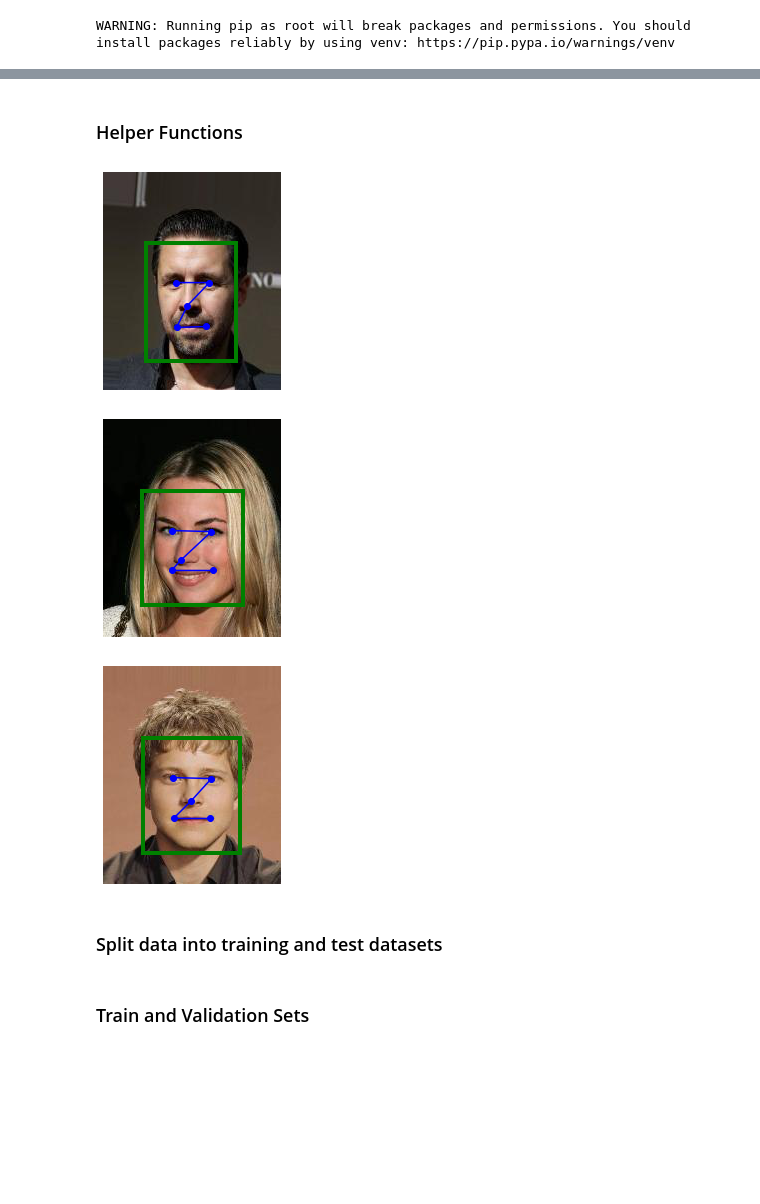
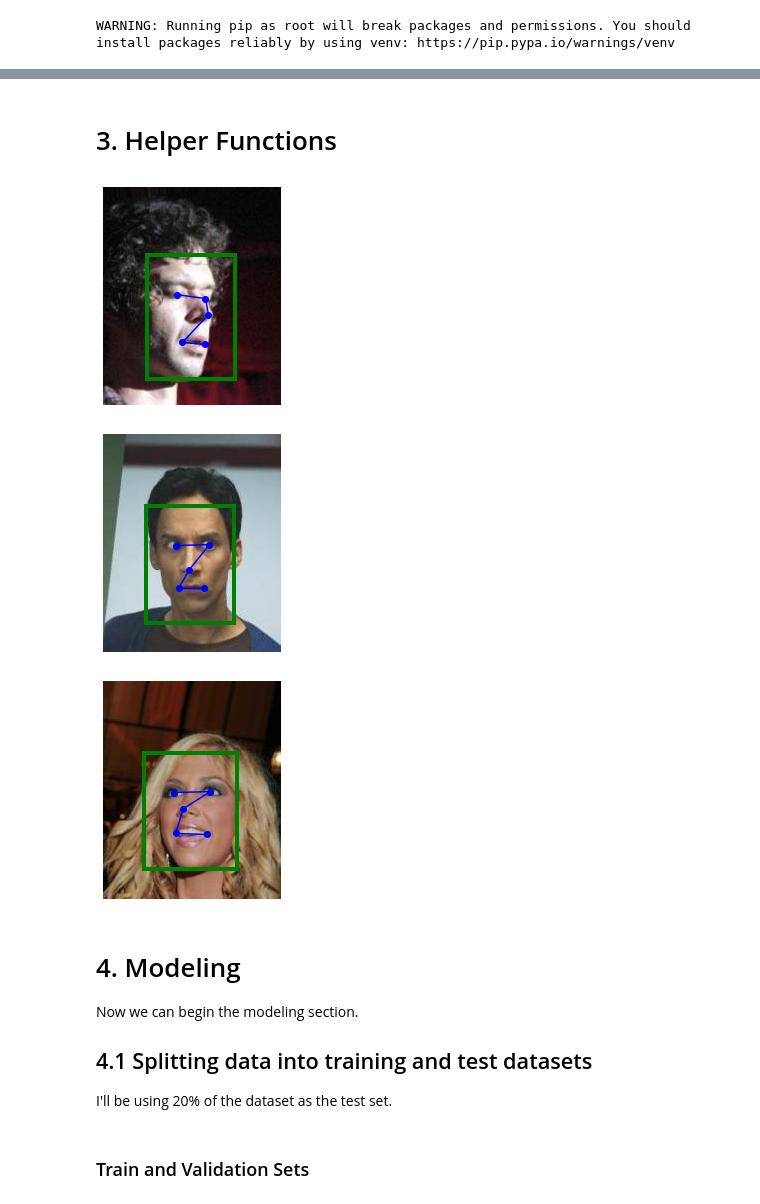
Before and after one commit to scho-git/springboard, a Jupyter notebook: face_detection_project/transfer-learning-mobilenetv2.ipynb, the cells around one changed output, grey strips where cells are left out. Drawn from its saved outputs; the diff is of its cells as text; code cells hidden in the pictures; blank space fills up the shorter version.

Commit message:
MobileNetV2 complete + updated model_data

```diff
--- a/face_detection_project/transfer-learning-mobilenetv2.ipynb
+++ b/face_detection_project/transfer-learning-mobilenetv2.ipynb
@@ -38,8 +62,8 @@ Due to the limited memory of Kaggle notebooks, initial sample size will be 1k (r
 keypts_data_path = "../input/celeba-dataset/list_landmarks_align_celeba.csv"
 images_data_path = "../input/celeba-dataset/img_align_celeba/img_align_celeba"
 
-#Select only 1k images first
-img_data_size = 1000
+#Select only 4k images first
+img_data_size = 4000
 
 #Original image dimensions
 x_og = 178
@@ -353,5 +336,5 @@ plt.show()
 # %% [markdown]
-### Helper Functions
+# 3. Helper Functions <a name='3'></a>
 # %%
 #Read image based on index
 def imread_index(index, size=image_size_training, path=images_data_path):
@@ -403,16 +386,20 @@ def plot_face_bbox(index, df=keypts_og, size=original_image_size):
     plt.show()
 # %%
 #test
-#idx1, idx2, idx3 = np.random.randint(0, 35000, size=3)
+idx1, idx2, idx3 = np.random.randint(0, img_data_size, size=3)
 
 #Test plotting sample images
 plot_face_bbox(idx1)
 plot_face_bbox(idx2)
 plot_face_bbox(idx3)
 # %% [output]
-[figure, old version]
+[figure, new version]
-[figure, old version]
+[figure, new version]
-[figure, old version]
+[figure, new version]
-# %% [markdown]
-### Split data into training and test datasets
+# %% [markdown]
+# 4. Modeling <a name='4'></a>
+Now we can begin the modeling section.
+
+## 4.1 Splitting data into training and test datasets <a name='4.1'></a>
+I'll be using 20% of the dataset as the test set.
 # %%
```
Also changed, not shown: parts of 74 cells of this notebook, 4 other files.
